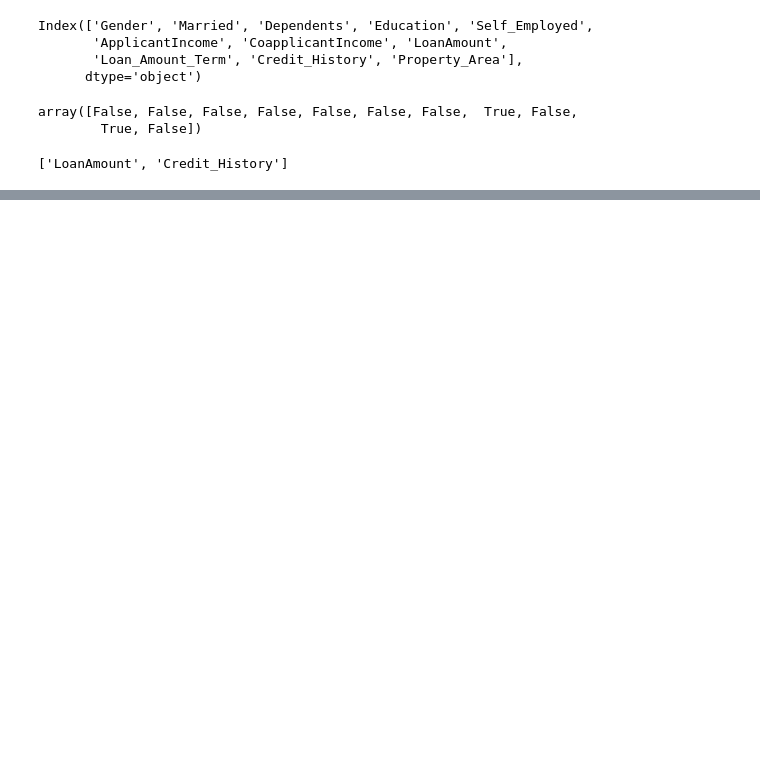
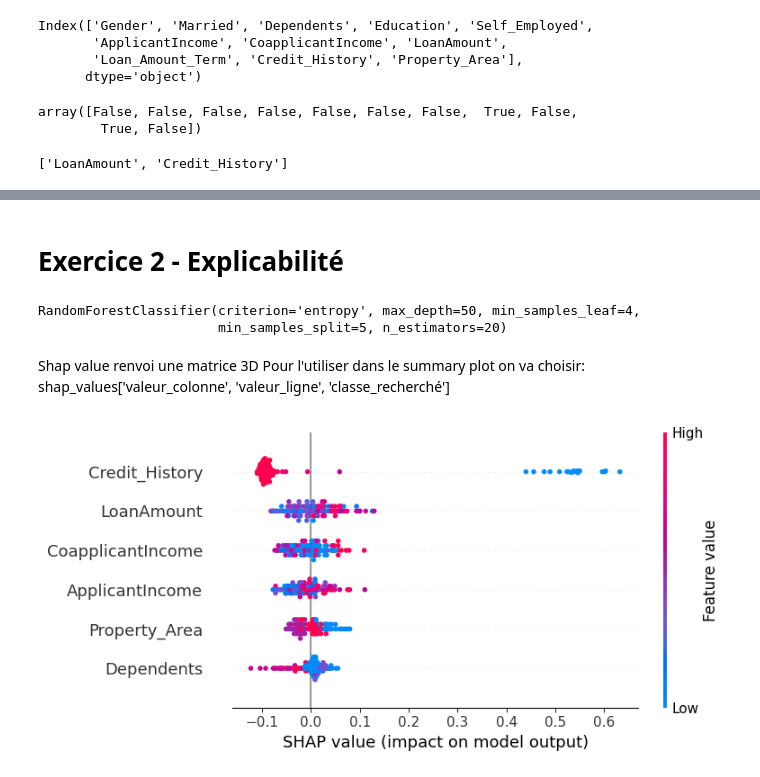
Before and after one commit to Angel0503/DataViz, a Jupyter notebook: TD/ApprentissageSupervise/TD2.ipynb, the cells around one changed output, grey strips where cells are left out. Drawn from its saved outputs; the diff is of its cells as text; code cells hidden in the pictures; blank space fills up the shorter version.

Commit message:
Fin td2 + automatisation tableau best params pour algos

```diff
--- a/TD/ApprentissageSupervise/TD2.ipynb
+++ b/TD/ApprentissageSupervise/TD2.ipynb
@@ -446,0 +446,5 @@ array([[ 0.18492069,  0.45080053],
+# %%
+X = pd.DataFrame(data=X, columns=X_columns)
+X = X.filter(five_best_columns)
+
+print(X)
@@ -446,0 +469,2 @@ array([[ 0.18492069,  0.45080053],
+# %%
+X_train, X_test, y_train, y_test = train_test_split(X, y, test_size=0.2)
@@ -446,0 +490,8 @@ array([[ 0.18492069,  0.45080053],
+# %% [markdown]
+# Exercice 2 - Explicabilité
+# %%
+best_random_forest = RandomForestClassifier(criterion='entropy', max_depth=50, min_samples_leaf=4,min_samples_split=5, n_estimators=20)
+best_random_forest.fit(X_train, y_train)
+# %% [output]
+RandomForestClassifier(criterion='entropy', max_depth=50, min_samples_leaf=4,
+                       min_samples_split=5, n_estimators=20)
@@ -446,0 +500,10 @@ array([[ 0.18492069,  0.45080053],
+# %%
+explainer = shap.Explainer(best_random_forest)
+shap_values = explainer.shap_values(X_test)
+# %% [markdown]
+Shap value renvoi une matrice 3D
+Pour l'utiliser dans le summary plot on va choisir: shap_values['valeur_colonne', 'valeur_ligne', 'classe_recherché']
+# %%
+shap.summary_plot(shap_values[:,:,0], X_test, feature_names=X.columns)
+# %% [output]
+[figure, added]
```
Also changed, not shown: parts of 77 cells of this notebook, 3 other files.
